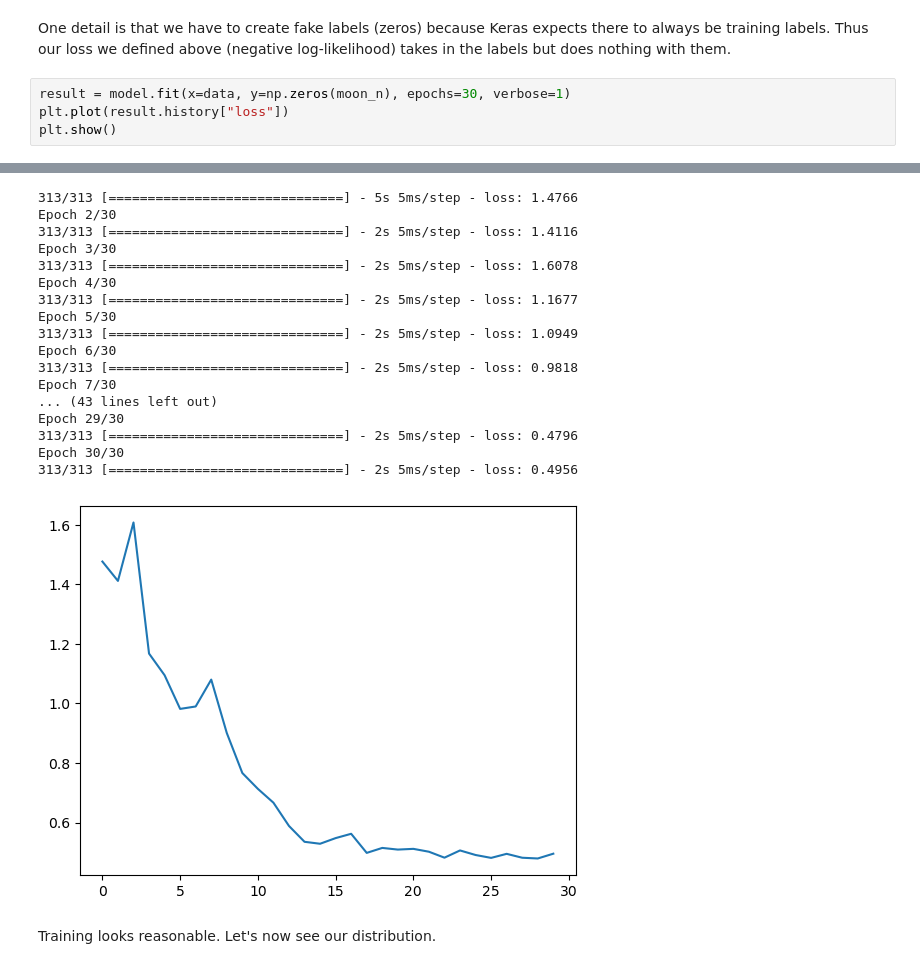
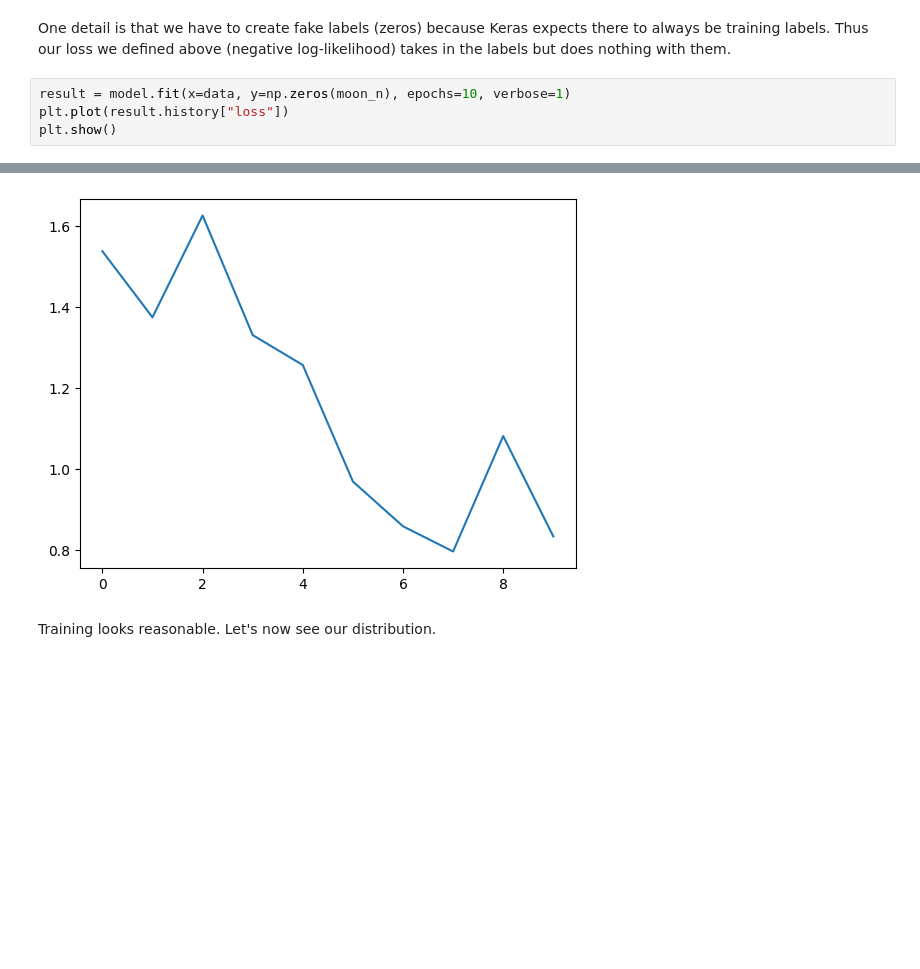
Before and after one commit to jorobledo/blcourse_test, a Jupyter notebook: BLcourse4/colab/flows.ipynb, the cells around one changed output, grey strips where cells are left out. Drawn from its saved outputs; the diff is of its cells as text; blank space fills up the shorter version.

```diff
--- a/BLcourse4/colab/flows.ipynb
+++ b/BLcourse4/colab/flows.ipynb
@@ -240,7 +265,7 @@ model.compile(optimizer=tf.optimizers.Adam(1e-3), loss=neg_loglik)
 # %% [markdown]
 One detail is that we have to create fake labels (zeros) because Keras expects there to always be training labels. Thus our loss we defined above (negative log-likelihood) takes in the labels but does nothing with them.
 # %%
-result = model.fit(x=data, y=np.zeros(moon_n), epochs=30, verbose=1)
+result = model.fit(x=data, y=np.zeros(moon_n), epochs=10, verbose=1)
 plt.plot(result.history["loss"])
 plt.show()
 # %% [output]
@@ -252,21 +292,4 @@ Epoch 1/30
-313/313 [==============================] - 5s 5ms/step - loss: 1.4766
-Epoch 2/30
-313/313 [==============================] - 2s 5ms/step - loss: 1.4116
-Epoch 3/30
-313/313 [==============================] - 2s 5ms/step - loss: 1.6078
-Epoch 4/30
-313/313 [==============================] - 2s 5ms/step - loss: 1.1677
-Epoch 5/30
-313/313 [==============================] - 2s 5ms/step - loss: 1.0949
-Epoch 6/30
-313/313 [==============================] - 2s 5ms/step - loss: 0.9818
-Epoch 7/30
-... (43 lines left out)
-Epoch 29/30
-313/313 [==============================] - 2s 5ms/step - loss: 0.4796
-Epoch 30/30
-313/313 [==============================] - 2s 5ms/step - loss: 0.4956
-[figure, old version]
+[figure, new version]
 # %% [markdown]
 Training looks reasonable. Let's now see our distribution.
 # %%
```
Also changed, not shown: parts of 9 cells of this notebook.
